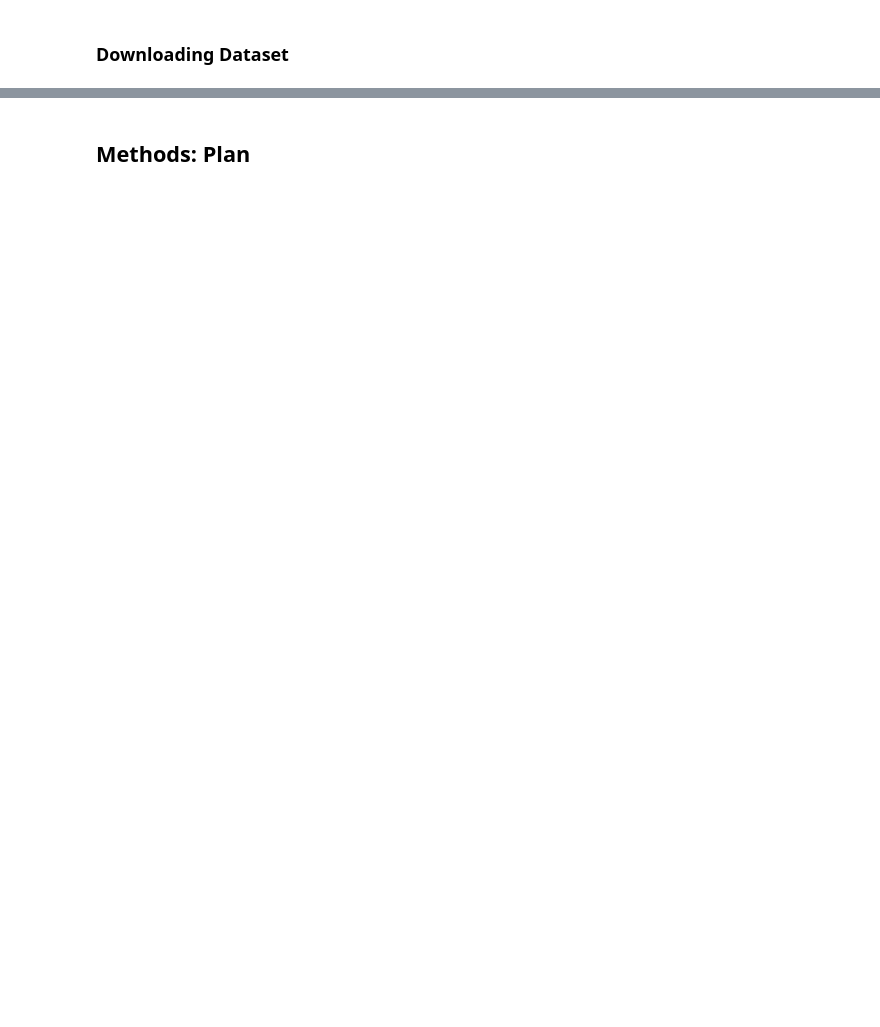
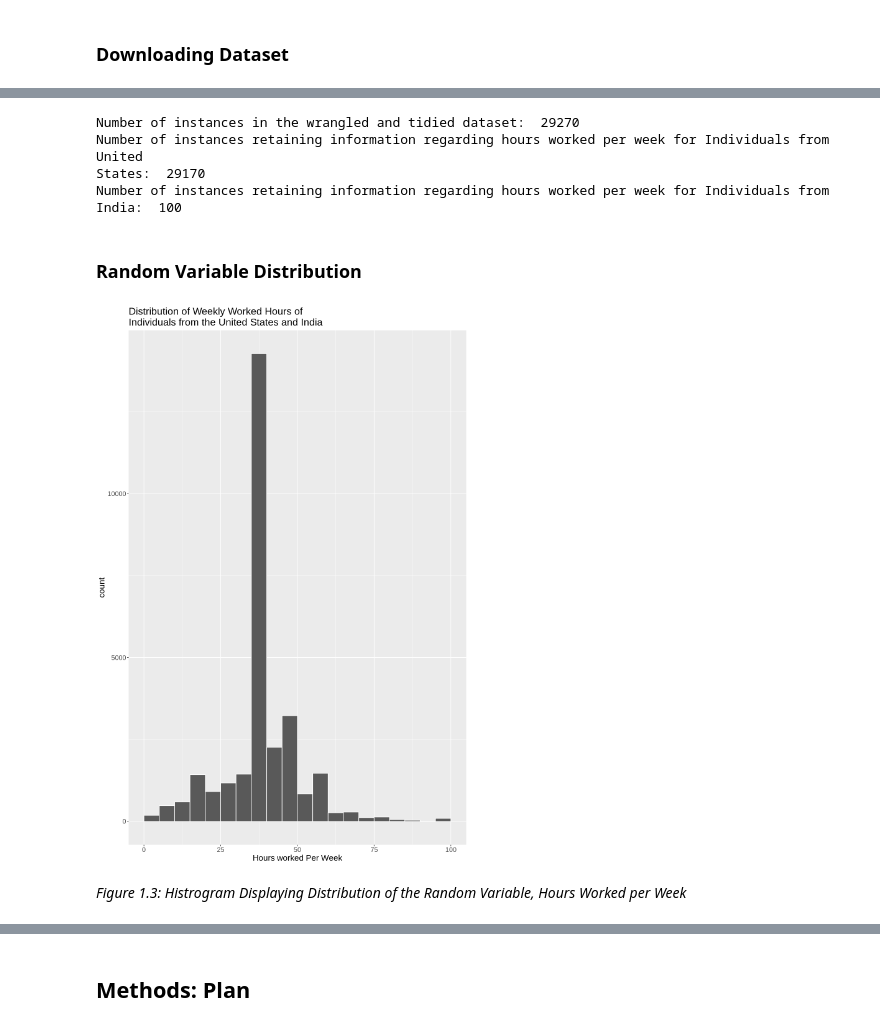
Before and after one commit to mn2002/stat-201, a Jupyter notebook: proposal.ipynb, the cells around one changed output, grey strips where cells are left out. Cells and saved outputs as stored; diff of their text form; code cells hidden in the pictures; blank space fills up the shorter version.

```diff
--- a/proposal.ipynb
+++ b/proposal.ipynb
@@ -67,2 +62,13 @@ A tibble: 6 × 108
 # %%
-## to wrangle
+#Creating R accessible column names for the dataset
+colnames(adult) <- c('age', 'workclass', 'fnlwgt', 'education', 'education_num',
+                     'maritial_status', 'occupation', 'relationship', 'race', 'sex',
+                     'capital_gain', 'capital_loss', 'hours_per_week', 'native_country')
+
+#Selecting interested variables in the dataset
+hours <- adult %>%
+    select(hours_per_week, native_country) %>%
+    filter(native_country == "United-States" | native_country == "India") %>%
+    mutate(native_country = as_factor(native_country)) %>%
+    na.omit()
+head(hours)
@@ -68,0 +93,28 @@ A tibble: 6 × 108
+# %%
+#Printing numbers of rows related to the dataset
+cat("Number of instances in the wrangled and tidied dataset: ", nrow(hours), "\n")
+cat("Number of instances retaining information regarding hours worked per week for Individuals from United \nStates: ",
+    nrow(filter(hours, native_country == "United-States")), "\n")
+cat("Number of instances retaining information regarding hours worked per week for Individuals from India: ",
+    nrow(filter(hours, native_country == "India")), '\n')
+# %% [output]
+Number of instances in the wrangled and tidied dataset:  29270
+Number of instances retaining information regarding hours worked per week for Individuals from United
+States:  29170
+Number of instances retaining information regarding hours worked per week for Individuals from India:  100
+# %% [markdown]
+### Random Variable Distribution
+# %%
+#Histogram to Visualize Random Variable's Distribution
+options(repr.plot.width = 10, repr.plot.height = 15)
+hours_plot <- hours %>%
+    ggplot(aes(x = hours_per_week)) +
+    geom_histogram(binwidth = 5, boundary = 0, colour = 'white') +
+    labs(title = "Distribution of Weekly Worked Hours of \nIndividuals from the United States and India",
+        x = "Hours worked Per Week") +
+    theme(text = element_text(size = 16))
+hours_plot
+# %% [output]
+[figure, added]
+# %% [markdown]
+*Figure 1.3: Histrogram Displaying Distribution of the Random Variable, Hours Worked per Week*
```
Also changed, not shown: parts of 19 cells of this notebook, 1 other file.
